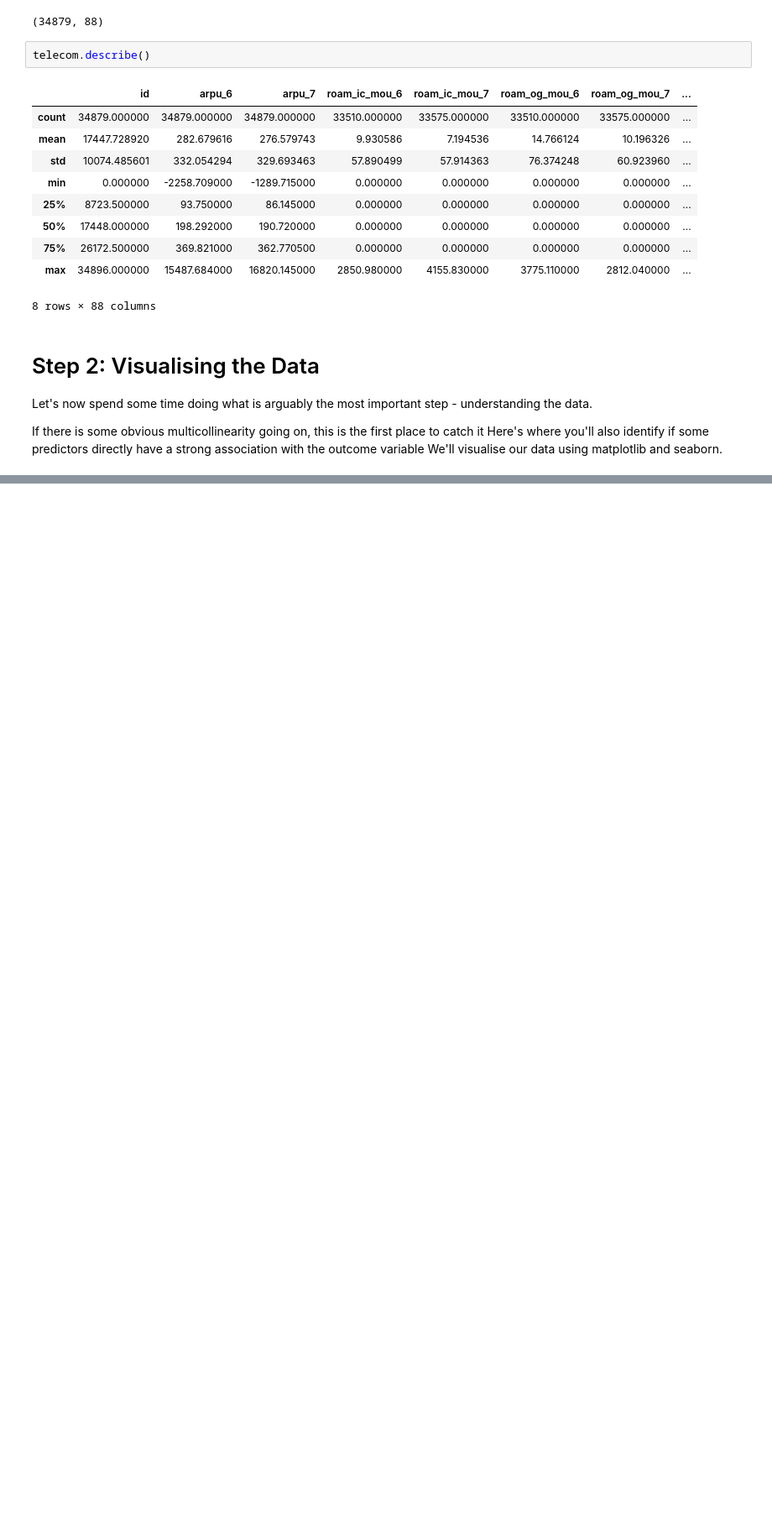
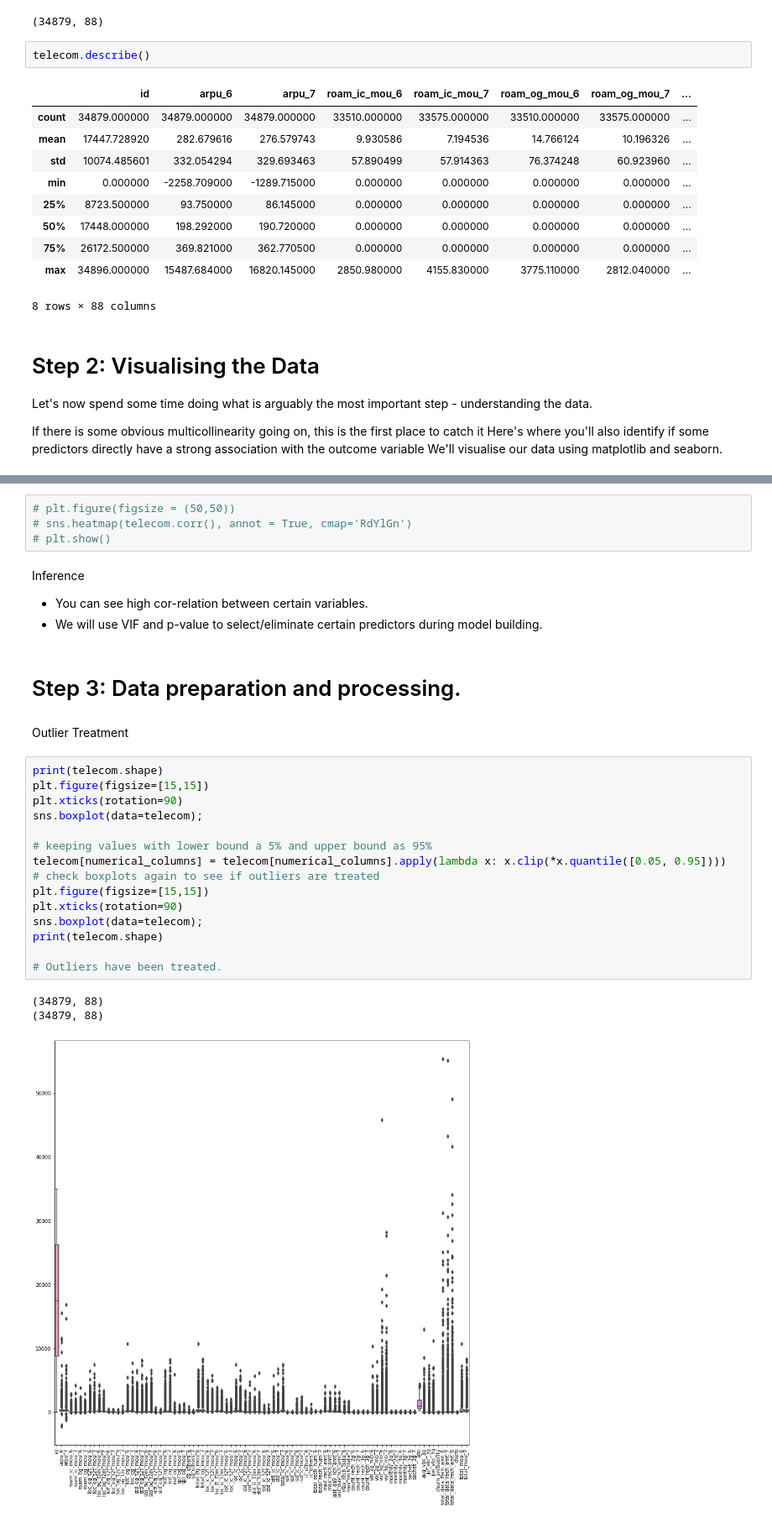
Before and after one commit to kishore-n-george/Boosting, a Jupyter notebook: telecom_churn.ipynb, the cells around one changed output, grey strips where cells are left out. Shown at 84% size. Drawn from its saved outputs; the diff is of its cells as text; blank space fills up the shorter version.

```diff
--- a/telecom_churn.ipynb
+++ b/telecom_churn.ipynb
@@ -620,0 +635,31 @@ Index(['id', 'arpu_6', 'arpu_7', 'roam_ic_mou_6', 'roam_ic_mou_7',
+# %%
+# plt.figure(figsize = (50,50))
+# sns.heatmap(telecom.corr(), annot = True, cmap='RdYlGn')
+# plt.show()
+# %% [markdown]
+Inference
+- You can see high cor-relation between certain variables.
+- We will use VIF and p-value to select/eliminate certain predictors during model building.
+# %% [markdown]
+# Step 3: Data preparation and processing.
+# %% [markdown]
+Outlier Treatment
+# %%
+print(telecom.shape)
+plt.figure(figsize=[15,15])
+plt.xticks(rotation=90)
+sns.boxplot(data=telecom);
+
+# keeping values with lower bound a 5% and upper bound as 95%
+telecom[numerical_columns] = telecom[numerical_columns].apply(lambda x: x.clip(*x.quantile([0.05, 0.95])))
+# check boxplots again to see if outliers are treated
+plt.figure(figsize=[15,15])
+plt.xticks(rotation=90)
+sns.boxplot(data=telecom);
+print(telecom.shape)
+
+# Outliers have been treated.
+# %% [output]
+(34879, 88)
+(34879, 88)
+[figure, added]
```
Also changed, not shown: parts of 14 cells of this notebook.
